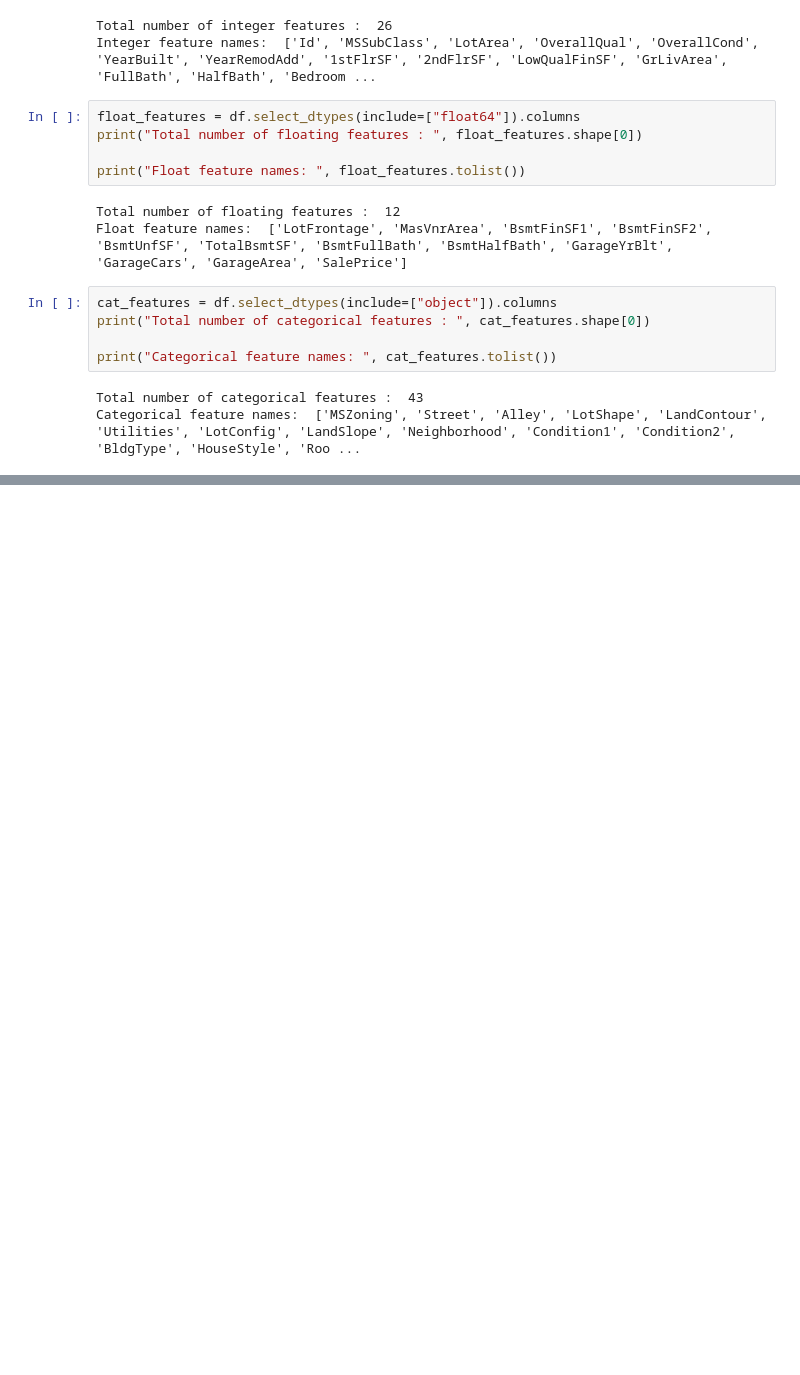
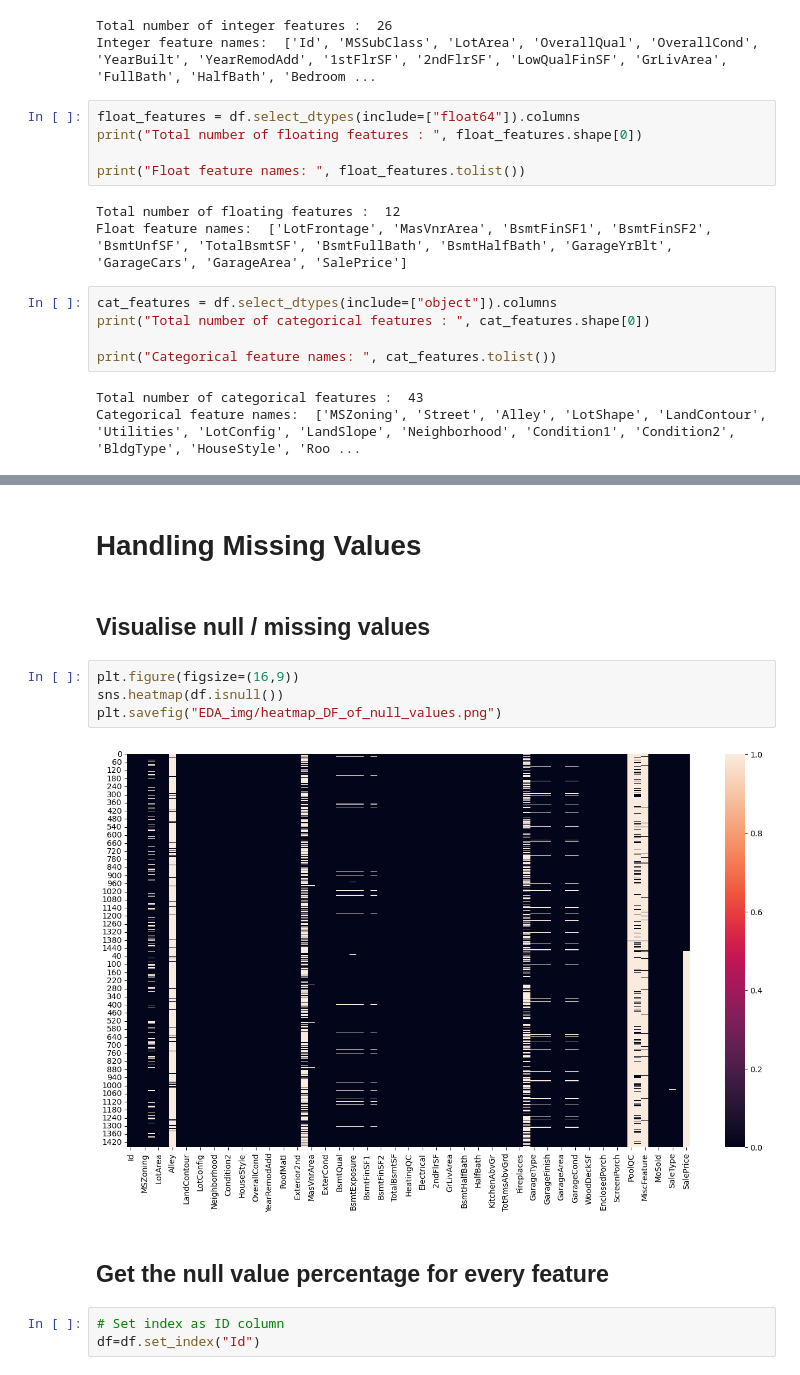
Before and after one commit to SayokSanyal7/House_Price_Prediction_Regression_, a Jupyter notebook: house_price_prediction_1.ipynb, the cells around one changed output, grey strips where cells are left out. Drawn from its saved outputs; the diff is of its cells as text; blank space fills up the shorter version.

```diff
--- a/house_price_prediction_1.ipynb
+++ b/house_price_prediction_1.ipynb
@@ -142,0 +181,15 @@ Categorical feature names:  ['MSZoning', 'Street', 'Alley', 'LotShape', 'LandCon
+# %% [markdown]
+# Handling Missing Values
+# %% [markdown]
+## Visualise null / missing values
+# %%
+plt.figure(figsize=(16,9))
+sns.heatmap(df.isnull())
+plt.savefig("EDA_img/heatmap_DF_of_null_values.png")
+# %% [output]
+[figure, added]
+# %% [markdown]
+## Get the null value percentage for every feature
+# %%
+# Set index as ID column
+df=df.set_index("Id")
```
Also changed, not shown: parts of 14 cells of this notebook.
